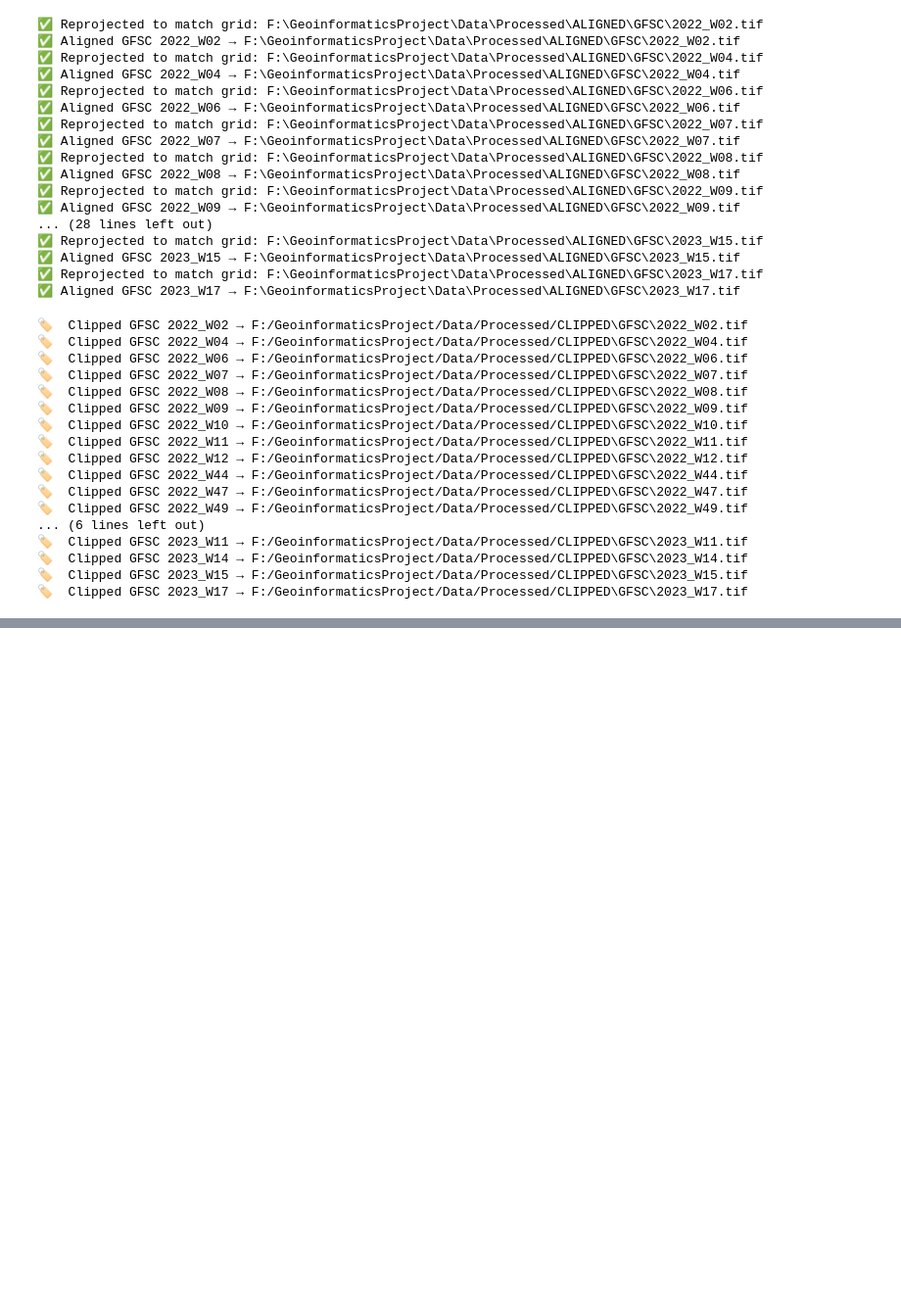
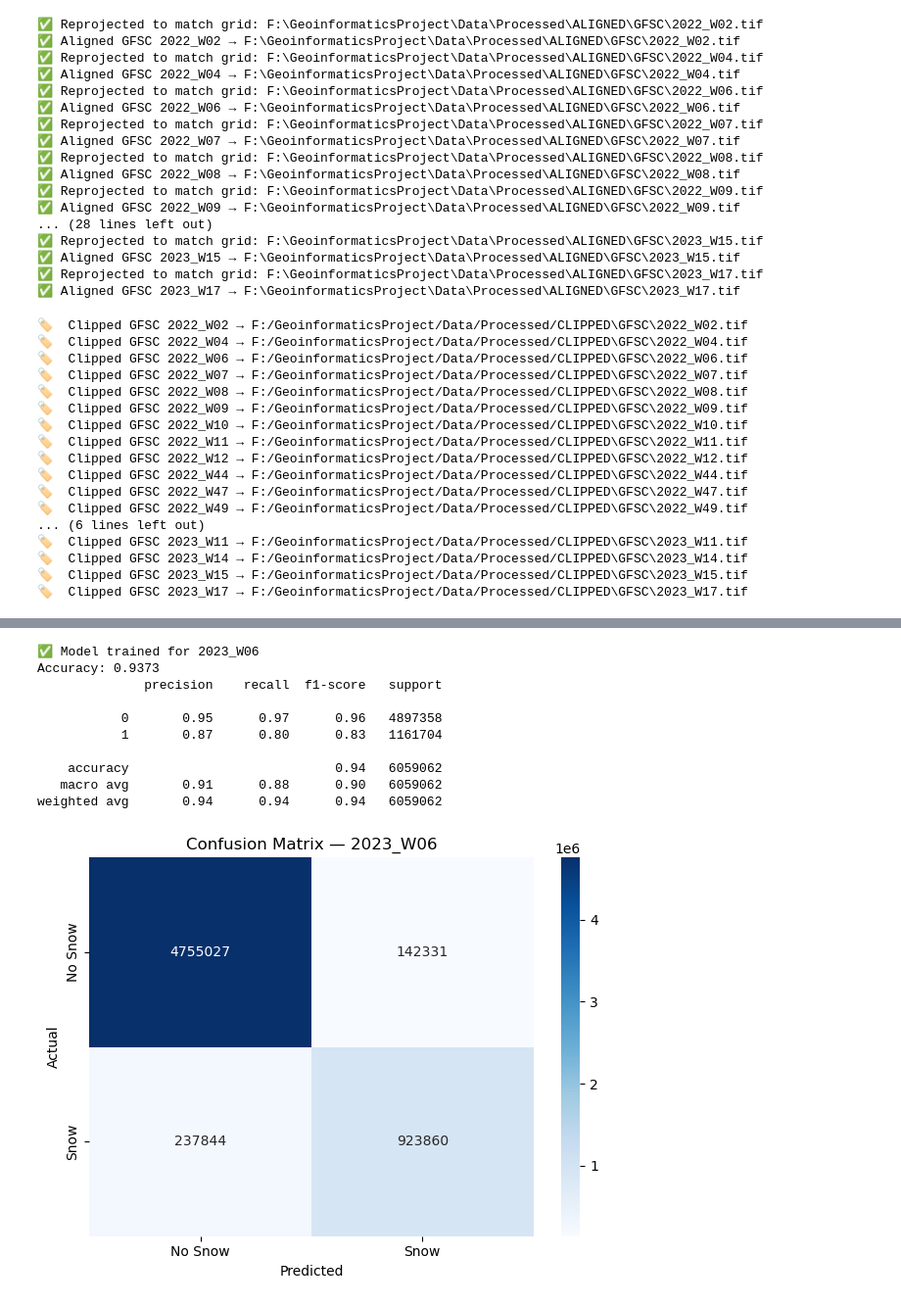
Before and after one commit to Hadikheiri/Snow-Cover-Mapping, a Jupyter notebook: Snow/main.ipynb, the cells around one changed output, grey strips where cells are left out. Shown: that part at 98% size. Cells and saved outputs as stored; diff of their text form; code cells hidden in the pictures; blank space fills up the shorter version.

```diff
--- a/Snow/main.ipynb
+++ b/Snow/main.ipynb
@@ -464,0 +512,38 @@ clip_weekly_to_roi(weekly_dirs, shapes, common_weeks, clipped_root)
+# %%
+from sklearn.ensemble import RandomForestClassifier
+from sklearn.metrics import classification_report, accuracy_score, confusion_matrix
+import seaborn as sns
+import matplotlib.pyplot as plt
+
+# === Train Random Forest
+clf = RandomForestClassifier(n_estimators=100, class_weight='balanced', random_state=42)
+clf.fit(X, y)
+y_pred = clf.predict(X)
+
+# === Evaluation metrics
+print(f"\n✅ Model trained for {week}")
+print(f"Accuracy: {accuracy_score(y, y_pred):.4f}")
+print(classification_report(y, y_pred, zero_division=0))
+
+# === Confusion Matrix
+cm = confusion_matrix(y, y_pred, labels=[0, 1])
+sns.heatmap(cm, annot=True, fmt='d', cmap='Blues',
+            xticklabels=["No Snow", "Snow"],
+            yticklabels=["No Snow", "Snow"])
+plt.title(f"Confusion Matrix — {week}")
+plt.xlabel("Predicted")
+plt.ylabel("Actual")
+plt.tight_layout()
+plt.show()
+# %% [output]
+✅ Model trained for 2023_W06
+Accuracy: 0.9373
+              precision    recall  f1-score   support
+
+           0       0.95      0.97      0.96   4897358
+           1       0.87      0.80      0.83   1161704
+
+    accuracy                           0.94   6059062
+   macro avg       0.91      0.88      0.90   6059062
+weighted avg       0.94      0.94      0.94   6059062
+[figure, added]
```
Also changed, not shown: parts of 4 cells of this notebook, 1 other file.
